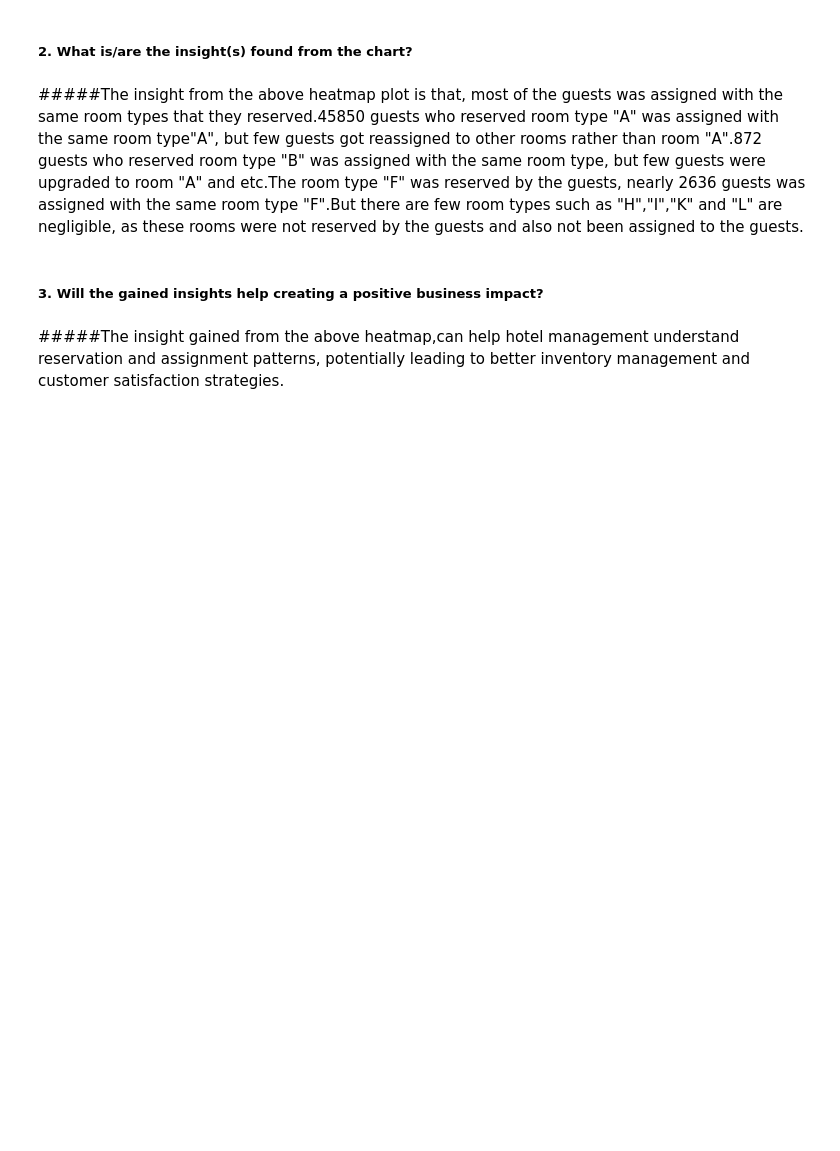
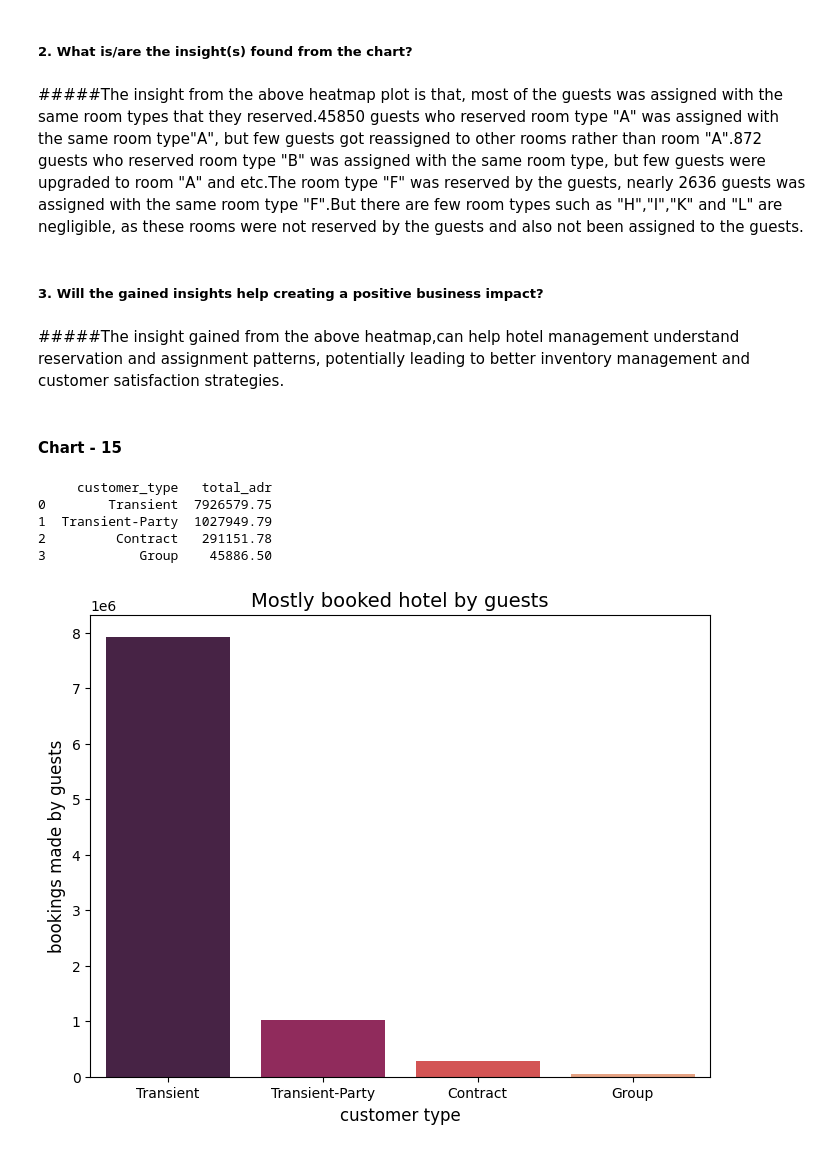
Before and after one commit to jyothika2809/CITY-AND-RESORT-HOTEL-EDA-AND-DASHBOARD, a Jupyter notebook: EDA_hotel_booking_analysis.ipynb, the cells around one changed output. Cells and saved outputs as stored; diff of their text form; code cells hidden in the pictures; blank space fills up the shorter version.

```diff
--- a/EDA_hotel_booking_analysis.ipynb
+++ b/EDA_hotel_booking_analysis.ipynb
@@ -898,3 +899,29 @@ plt.show()
 ##### 3. Will the gained insights help creating a positive business impact?
 # %% [markdown]
 #####The insight gained from the above heatmap,can help hotel management understand reservation and assignment patterns, potentially leading to better inventory management and customer satisfaction strategies.
+# %% [markdown]
+#### Chart - 15
+# %%
+#chart 15 visualisation code
+#filtering all the adr based on each group of customer type and adding the adr for total adr made by each group of customer
+customer_type_adr = pd.DataFrame(hotel_booking[["customer_type","adr"]])
+customer_type_adr_df = customer_type_adr.groupby('customer_type')["adr"].sum().sort_values(ascending=False).reset_index(name="total_adr")
+print(customer_type_adr_df)
+print("\n")
+plt.figure(figsize=(8,6))
+#creating a bar plot for the visualisation
+sns.barplot(x=customer_type_adr_df['customer_type'],y=customer_type_adr_df['total_adr'],palette='rocket')
+#adding labels and titles
+plt.xlabel("customer type",fontsize=12)
+plt.ylabel("bookings made by guests",fontsize = 12)
+plt.title("Mostly booked hotel by guests",fontsize=14)
+
+#showing the plot
+plt.show()
+# %% [output]
+     customer_type   total_adr
+0        Transient  7926579.75
+1  Transient-Party  1027949.79
+2         Contract   291151.78
+3            Group    45886.50
+[figure, added]
```
Also changed, not shown: parts of 18 cells of this notebook.
